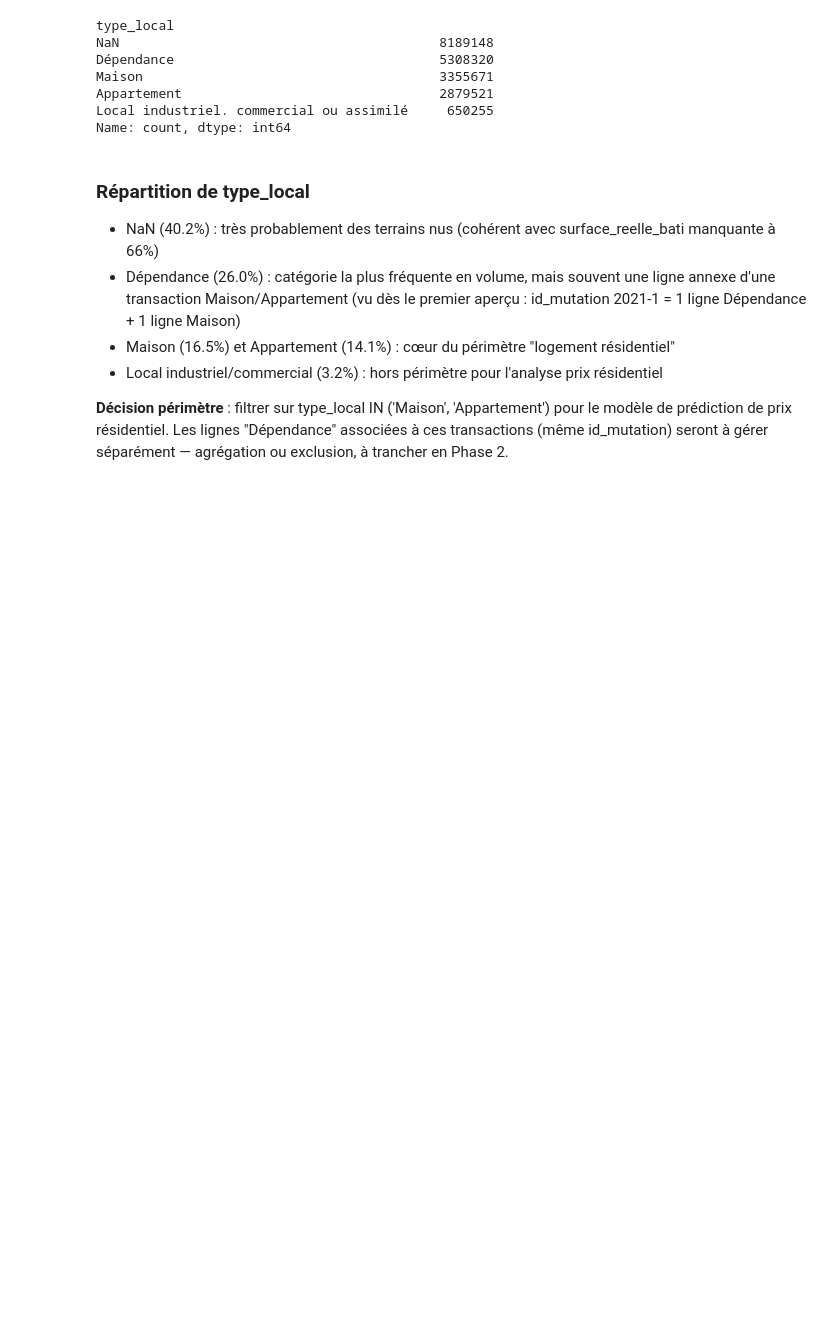
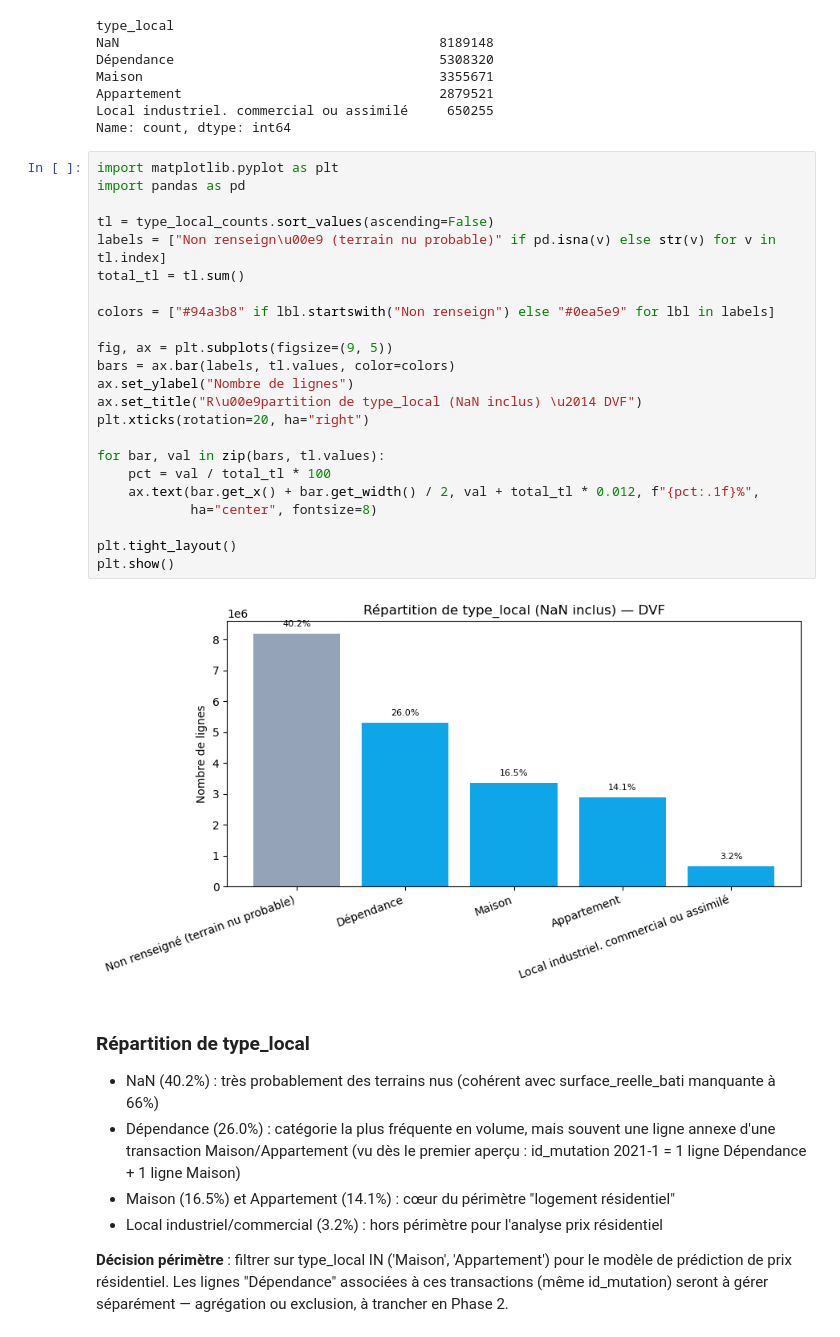
Before and after one commit to sanagargouri/projet-immo-france, a Jupyter notebook: notebooks/01_exploration_dvf.ipynb, the cells around one changed output. Saved outputs shown, nothing was run; the diff lists cells and outputs as text; blank space fills up the shorter version.

```diff
--- a/notebooks/01_exploration_dvf.ipynb
+++ b/notebooks/01_exploration_dvf.ipynb
@@ -170,6 +233,31 @@ Maison                                      3355671
 Appartement                                 2879521
 Local industriel. commercial ou assimilé     650255
 Name: count, dtype: int64
+# %%
+import matplotlib.pyplot as plt
+import pandas as pd
+
+tl = type_local_counts.sort_values(ascending=False)
+labels = ["Non renseign\u00e9 (terrain nu probable)" if pd.isna(v) else str(v) for v in tl.index]
+total_tl = tl.sum()
+
+colors = ["#94a3b8" if lbl.startswith("Non renseign") else "#0ea5e9" for lbl in labels]
+
+fig, ax = plt.subplots(figsize=(9, 5))
+bars = ax.bar(labels, tl.values, color=colors)
+ax.set_ylabel("Nombre de lignes")
+ax.set_title("R\u00e9partition de type_local (NaN inclus) \u2014 DVF")
+plt.xticks(rotation=20, ha="right")
+
+for bar, val in zip(bars, tl.values):
+    pct = val / total_tl * 100
+    ax.text(bar.get_x() + bar.get_width() / 2, val + total_tl * 0.012, f"{pct:.1f}%",
+            ha="center", fontsize=8)
+
+plt.tight_layout()
+plt.show()
+# %% [output]
+[figure, added]
 # %% [markdown]
 ### Répartition de type_local
 
```
Also changed, not shown: parts of 4 cells of this notebook, 1 other file.
